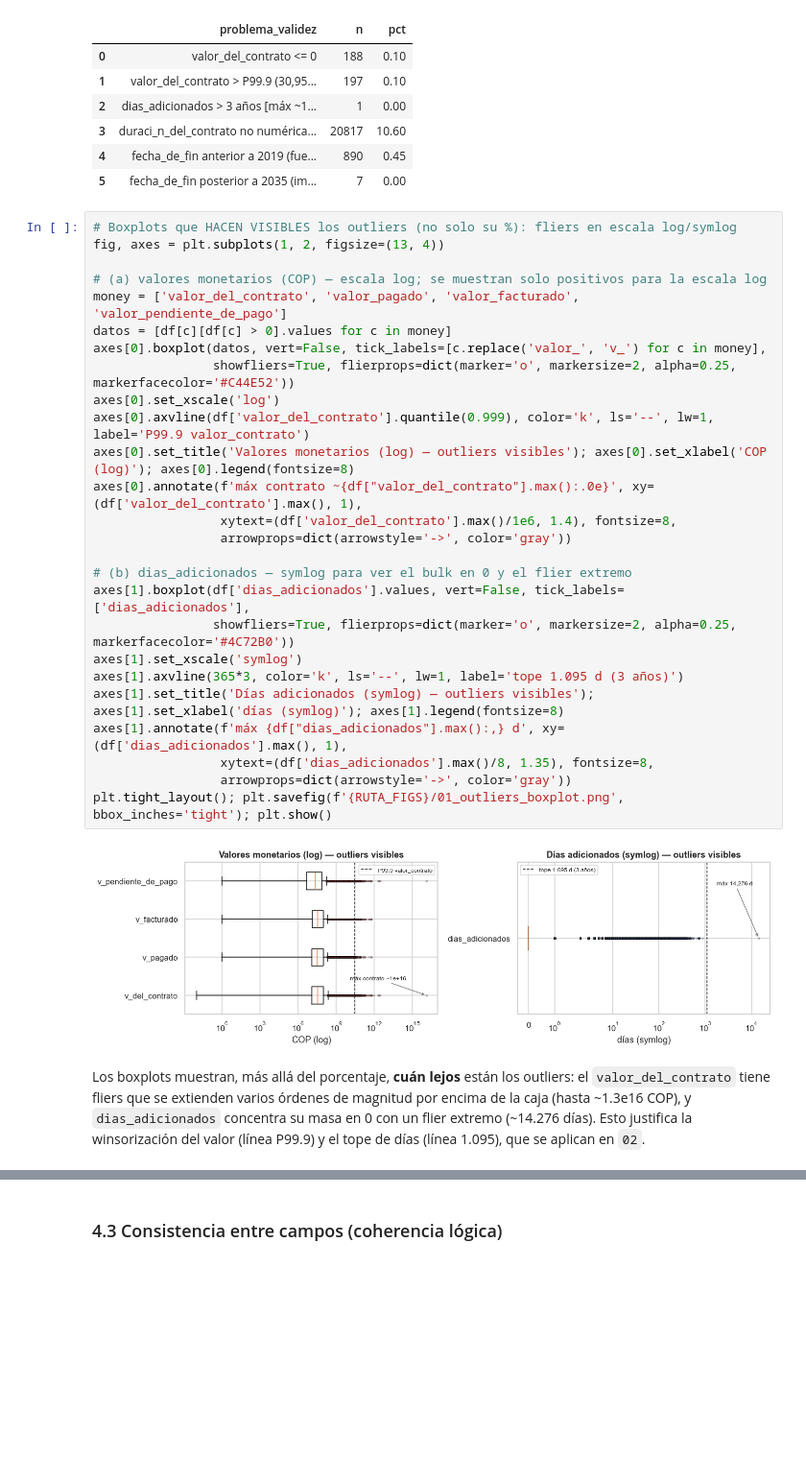
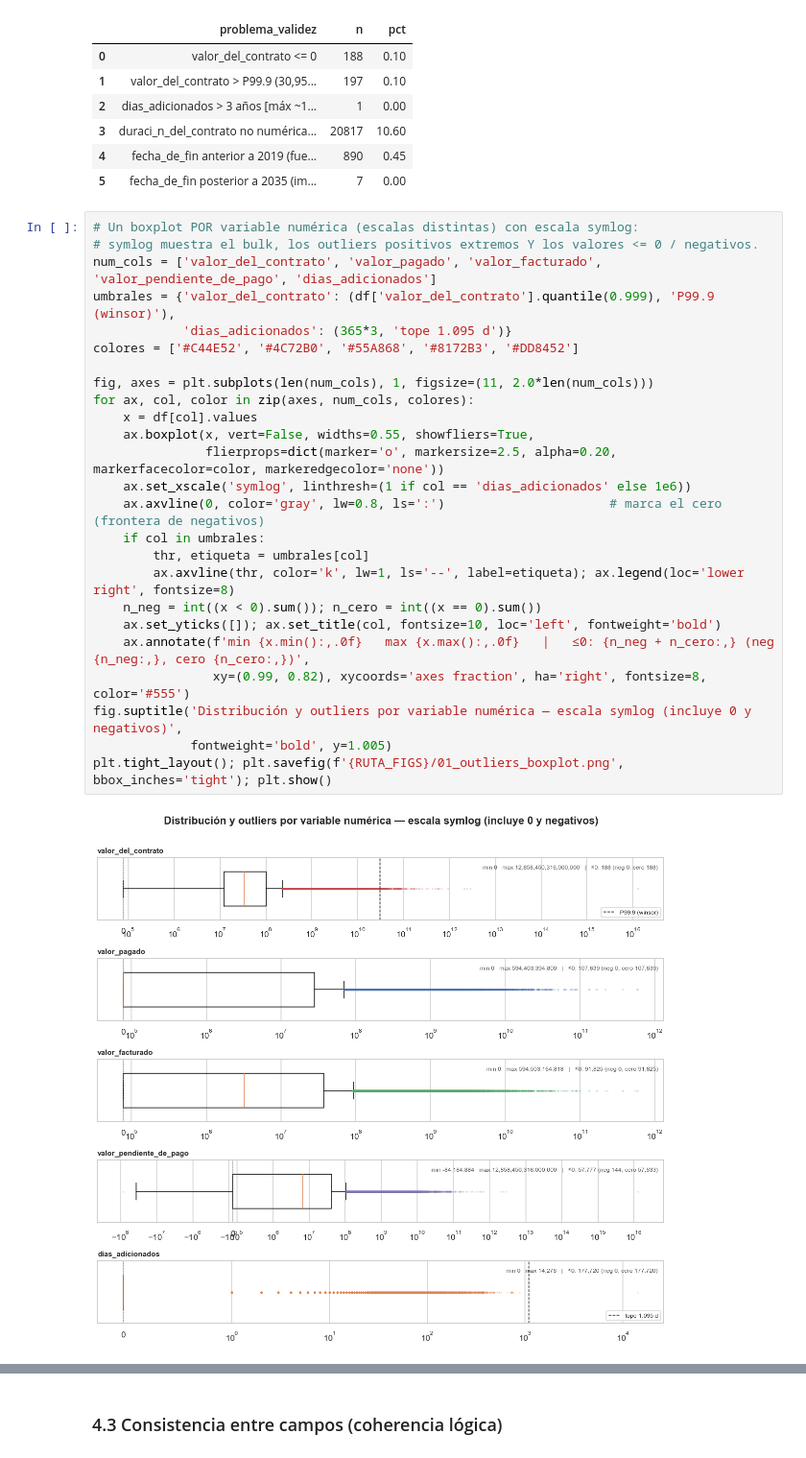
Before and after one commit to Danielfts/MINE-ciencia-de-datos, a Jupyter notebook: Taller 1/notebooks/01_entendimiento.ipynb, the cells around one changed output, grey strips where cells are left out. Shown at 96% size. Saved outputs shown, nothing was run; the diff lists cells and outputs as text; blank space fills up the shorter version.

Commit message:
Taller 1: un boxplot por variable numerica en symlog (muestra outliers <=0 y negativos)

```diff
--- a/Taller 1/notebooks/01_entendimiento.ipynb
+++ b/Taller 1/notebooks/01_entendimiento.ipynb
@@ -394,36 +394,30 @@ qa_val
 | 3 | duraci_n_del_contrato no numérica... | 20817 | 10.60 |
 | 4 | fecha_de_fin anterior a 2019 (fue... | 890 | 0.45 |
 | 5 | fecha_de_fin posterior a 2035 (im... | 7 | 0.00 |
-# %%
-# Boxplots que HACEN VISIBLES los outliers (no solo su %): fliers en escala log/symlog
-fig, axes = plt.subplots(1, 2, figsize=(13, 4))
-
-# (a) valores monetarios (COP) — escala log; se muestran solo positivos para la escala log
-money = ['valor_del_contrato', 'valor_pagado', 'valor_facturado', 'valor_pendiente_de_pago']
-datos = [df[c][df[c] > 0].values for c in money]
-axes[0].boxplot(datos, vert=False, tick_labels=[c.replace('valor_', 'v_') for c in money],
-                showfliers=True, flierprops=dict(marker='o', markersize=2, alpha=0.25, markerfacecolor='#C44E52'))
-axes[0].set_xscale('log')
-axes[0].axvline(df['valor_del_contrato'].quantile(0.999), color='k', ls='--', lw=1, label='P99.9 valor_contrato')
-axes[0].set_title('Valores monetarios (log) — outliers visibles'); axes[0].set_xlabel('COP (log)'); axes[0].legend(fontsize=8)
-axes[0].annotate(f'máx contrato ~{df["valor_del_contrato"].max():.0e}', xy=(df['valor_del_contrato'].max(), 1),
-                 xytext=(df['valor_del_contrato'].max()/1e6, 1.4), fontsize=8,
-                 arrowprops=dict(arrowstyle='->', color='gray'))
-
-# (b) dias_adicionados — symlog para ver el bulk en 0 y el flier extremo
-axes[1].boxplot(df['dias_adicionados'].values, vert=False, tick_labels=['dias_adicionados'],
-                showfliers=True, flierprops=dict(marker='o', markersize=2, alpha=0.25, markerfacecolor='#4C72B0'))
-axes[1].set_xscale('symlog')
-axes[1].axvline(365*3, color='k', ls='--', lw=1, label='tope 1.095 d (3 años)')
-axes[1].set_title('Días adicionados (symlog) — outliers visibles'); axes[1].set_xlabel('días (symlog)'); axes[1].legend(fontsize=8)
-axes[1].annotate(f'máx {df["dias_adicionados"].max():,} d', xy=(df['dias_adicionados'].max(), 1),
-                 xytext=(df['dias_adicionados'].max()/8, 1.35), fontsize=8,
-                 arrowprops=dict(arrowstyle='->', color='gray'))
-plt.tight_layout(); plt.savefig(f'{RUTA_FIGS}/01_outliers_boxplot.png', bbox_inches='tight'); plt.show()
-# %% [output]
-[figure, removed]
-# %% [markdown]
-Los boxplots muestran, más allá del porcentaje, **cuán lejos** están los outliers: el `valor_del_contrato`
-tiene fliers que se extienden varios órdenes de magnitud por encima de la caja (hasta ~1.3e16 COP), y
-`dias_adicionados` concentra su masa en 0 con un flier extremo (~14.276 días). Esto justifica la winsorización
-del valor (línea P99.9) y el tope de días (línea 1.095), que se aplican en `02`.
+# %%
+# Un boxplot POR variable numérica (escalas distintas) con escala symlog:
+# symlog muestra el bulk, los outliers positivos extremos Y los valores <= 0 / negativos.
+num_cols = ['valor_del_contrato', 'valor_pagado', 'valor_facturado', 'valor_pendiente_de_pago', 'dias_adicionados']
+umbrales = {'valor_del_contrato': (df['valor_del_contrato'].quantile(0.999), 'P99.9 (winsor)'),
+            'dias_adicionados': (365*3, 'tope 1.095 d')}
+colores = ['#C44E52', '#4C72B0', '#55A868', '#8172B3', '#DD8452']
+
+fig, axes = plt.subplots(len(num_cols), 1, figsize=(11, 2.0*len(num_cols)))
+for ax, col, color in zip(axes, num_cols, colores):
+    x = df[col].values
+    ax.boxplot(x, vert=False, widths=0.55, showfliers=True,
+               flierprops=dict(marker='o', markersize=2.5, alpha=0.20, markerfacecolor=color, markeredgecolor='none'))
+    ax.set_xscale('symlog', linthresh=(1 if col == 'dias_adicionados' else 1e6))
+    ax.axvline(0, color='gray', lw=0.8, ls=':')                      # marca el cero (frontera de negativos)
+    if col in umbrales:
+        thr, etiqueta = umbrales[col]
+        ax.axvline(thr, color='k', lw=1, ls='--', label=etiqueta); ax.legend(loc='lower right', fontsize=8)
+    n_neg = int((x < 0).sum()); n_cero = int((x == 0).sum())
+    ax.set_yticks([]); ax.set_title(col, fontsize=10, loc='left', fontweight='bold')
+    ax.annotate(f'min {x.min():,.0f}   max {x.max():,.0f}   |   ≤0: {n_neg + n_cero:,} (neg {n_neg:,}, cero {n_cero:,})',
+                xy=(0.99, 0.82), xycoords='axes fraction', ha='right', fontsize=8, color='#555')
+fig.suptitle('Distribución y outliers por variable numérica — escala symlog (incluye 0 y negativos)',
+             fontweight='bold', y=1.005)
+plt.tight_layout(); plt.savefig(f'{RUTA_FIGS}/01_outliers_boxplot.png', bbox_inches='tight'); plt.show()
+# %% [output]
+[figure, added]
```
Also changed, not shown: parts of 1 cell of this notebook, 1 other file.
